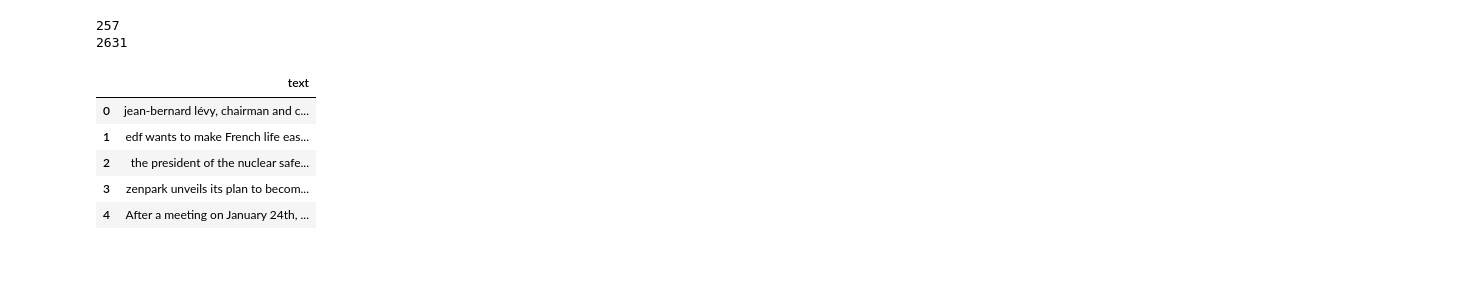
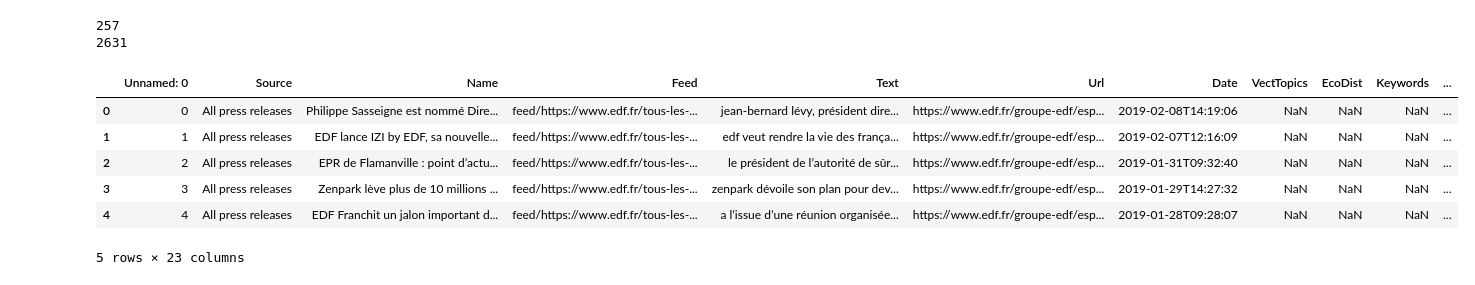
Before and after one commit to victorherbemontagne/Project-No-Bullshit, a Jupyter notebook: Aggregation.ipynb, the cells around one changed output. Drawn from its saved outputs; the diff is of its cells as text; code cells hidden in the pictures.

```diff
--- a/Aggregation.ipynb
+++ b/Aggregation.ipynb
@@ -136,9 +136,10 @@ translated_text = pd.DataFrame({'text':all_texts_en})
 # %%
-translated_text.head()
+df.head()
 # %% [output]
-|  | text |
-| 0 | jean-bernard lévy, chairman and c... |
-| 1 | edf wants to make French life eas... |
-| 2 | the president of the nuclear safe... |
-| 3 | zenpark unveils its plan to becom... |
-| 4 | After a meeting on January 24th, ... |
+|  | Unnamed: 0 | Source | Name | Feed | Text | Url | Date | VectTopics | EcoDist | Keywords | ... |
+| 0 | 0 | All press releases | Philippe Sasseigne est nommé Dire... | feed/https://www.edf.fr/tous-les-... | jean-bernard lévy, président dire... | https://www.edf.fr/groupe-edf/esp... | 2019-02-08T14:19:06 | NaN | NaN | NaN | ... |
+| 1 | 1 | All press releases | EDF lance IZI by EDF, sa nouvelle... | feed/https://www.edf.fr/tous-les-... | edf veut rendre la vie des frança... | https://www.edf.fr/groupe-edf/esp... | 2019-02-07T12:16:09 | NaN | NaN | NaN | ... |
+| 2 | 2 | All press releases | EPR de Flamanville : point d’actu... | feed/https://www.edf.fr/tous-les-... | le président de l’autorité de sûr... | https://www.edf.fr/groupe-edf/esp... | 2019-01-31T09:32:40 | NaN | NaN | NaN | ... |
+| 3 | 3 | All press releases | Zenpark lève plus de 10 millions ... | feed/https://www.edf.fr/tous-les-... | zenpark dévoile son plan pour dev... | https://www.edf.fr/groupe-edf/esp... | 2019-01-29T14:27:32 | NaN | NaN | NaN | ... |
+| 4 | 4 | All press releases | EDF Franchit un jalon important d... | feed/https://www.edf.fr/tous-les-... | a l’issue d’une réunion organisée... | https://www.edf.fr/groupe-edf/esp... | 2019-01-28T09:28:07 | NaN | NaN | NaN | ... |
+5 rows × 23 columns
```
Also changed, not shown: parts of 3 cells of this notebook, 1 other file.
